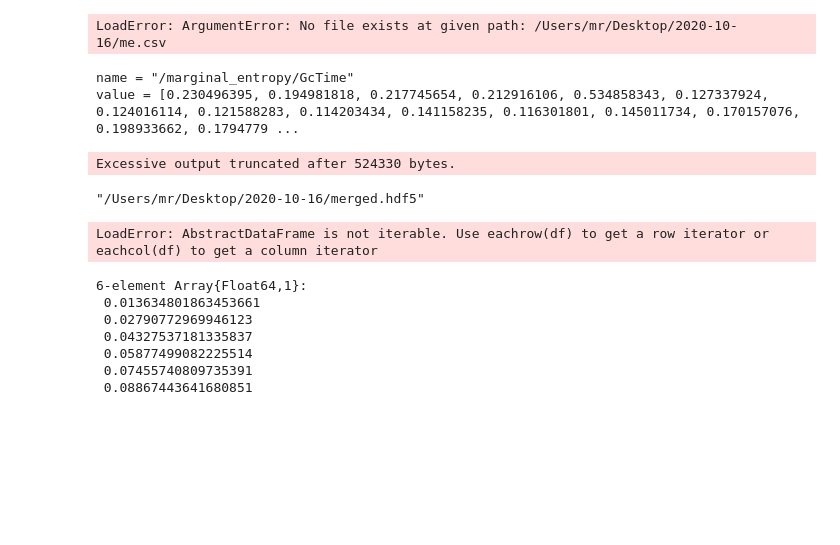
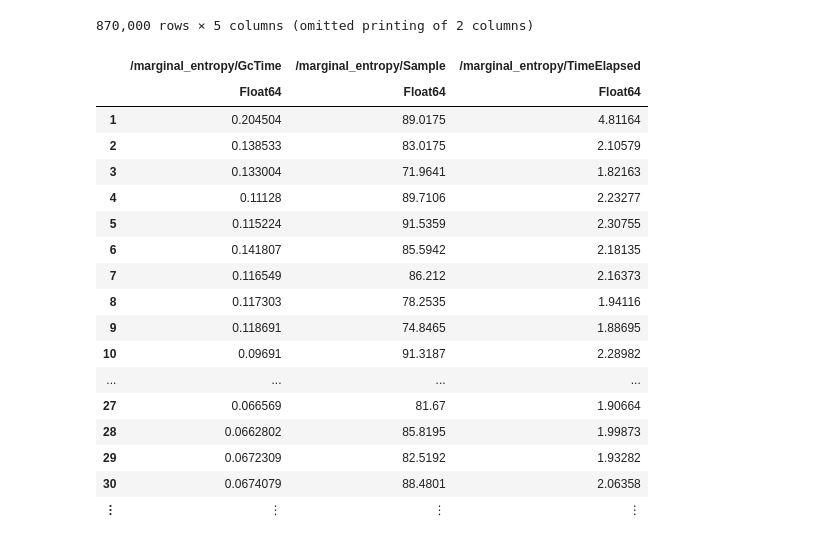
Before and after one commit to manuel-rhdt/PathWeightSampling.jl, a Jupyter notebook: _research/notebooks/merge_files.ipynb, the cells around one changed output. Cells and saved outputs as stored; diff of their text form; code cells hidden in the pictures; blank space fills up the shorter version.

```diff
--- a/_research/notebooks/merge_files.ipynb
+++ b/_research/notebooks/merge_files.ipynb
@@ -92,51 +92,22 @@ save(joinpath(datapath, "ce.csv"), ce_merged)
 # %%
-me_merged = load(joinpath(datapath, "me.csv"))
+me_merged = DataFrame(load(joinpath(datapath, "me.csv")))
 # %% [output]
-LoadError: ArgumentError: No file exists at given path: /Users/mr/Desktop/2020-10-16/me.csv
+870,000 rows × 5 columns (omitted printing of 2 columns)
+|  | /marginal_entropy/GcTime | /marginal_entropy/Sample | /marginal_entropy/TimeElapsed |
+|  | Float64 | Float64 | Float64 |
+| 1 | 0.204504 | 89.0175 | 4.81164 |
+| 2 | 0.138533 | 83.0175 | 2.10579 |
+| 3 | 0.133004 | 71.9641 | 1.82163 |
+| 4 | 0.11128 | 89.7106 | 2.23277 |
+| 5 | 0.115224 | 91.5359 | 2.30755 |
+| 6 | 0.141807 | 85.5942 | 2.18135 |
+| 7 | 0.116549 | 86.212 | 2.16373 |
+| 8 | 0.117303 | 78.2535 | 1.94116 |
+| 9 | 0.118691 | 74.8465 | 1.88695 |
+| 10 | 0.09691 | 91.3187 | 2.28982 |
+| ... | ... | ... | ... |
+| 27 | 0.066569 | 81.67 | 1.90664 |
+| 28 | 0.0662802 | 85.8195 | 1.99873 |
+| 29 | 0.0672309 | 82.5192 | 1.93282 |
+| 30 | 0.0674079 | 88.4801 | 2.06358 |
+| ⋮ | ⋮ | ⋮ | ⋮ |
-# %%
-for (name, value) in zip(names(me_merged[1]), eachcol(me_merged[1]))
-    @show name value
-#     group[name] = value
-end
-# %% [output]
-name = "/marginal_entropy/GcTime"
-value = [0.230496395, 0.194981818, 0.217745654, 0.212916106, 0.534858343, 0.127337924, 0.124016114, 0.121588283, 0.114203434, 0.141158235, 0.116301801, 0.145011734, 0.170157076, 0.198933662, 0.1794779 ...
-Excessive output truncated after 524330 bytes.
-# %%
-h5open(joinpath(datapath, "merged.hdf5"), "w") do file
-
-end
-# %% [output]
-"/Users/mr/Desktop/2020-10-16/merged.hdf5"
-# %%
-using Statistics
-
-me = map(me_merged) do df
-    mean(df["/marginal_entropy/Sample"])
-end
-
-ce = map(ce_merged) do df
-    mean(df["/conditional_entropy/Sample"])
-end
-
-me_var = map(me_merged) do df
-    var(df["/marginal_entropy/Sample"]) / (length(df["/marginal_entropy/Sample"]) - 1)
-end
-
-ce_var = map(ce_merged) do df
-    var(df["/conditional_entropy/Sample"]) / (length(df["/conditional_entropy/Sample"]) - 1)
-end
-
-durations = unique(df.duration)
-# %% [output]
-LoadError: AbstractDataFrame is not iterable. Use eachrow(df) to get a row iterator or eachcol(df) to get a column iterator
-# %%
-error = sqrt.(me_var + ce_var)
-# %% [output]
-6-element Array{Float64,1}:
- 0.013634801863453661
- 0.02790772969946123
- 0.04327537181335837
- 0.05877499082225514
- 0.07455740809735391
- 0.08867443641680851
```
Also changed, not shown: parts of 16 cells of this notebook, 3 other files.
